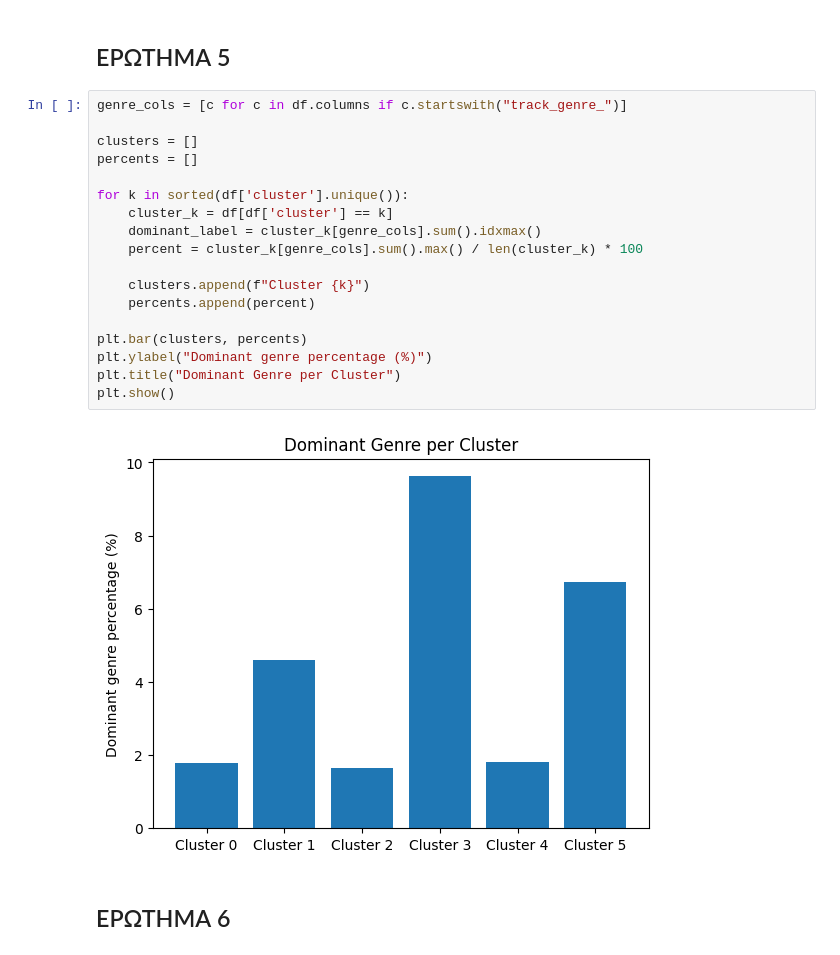
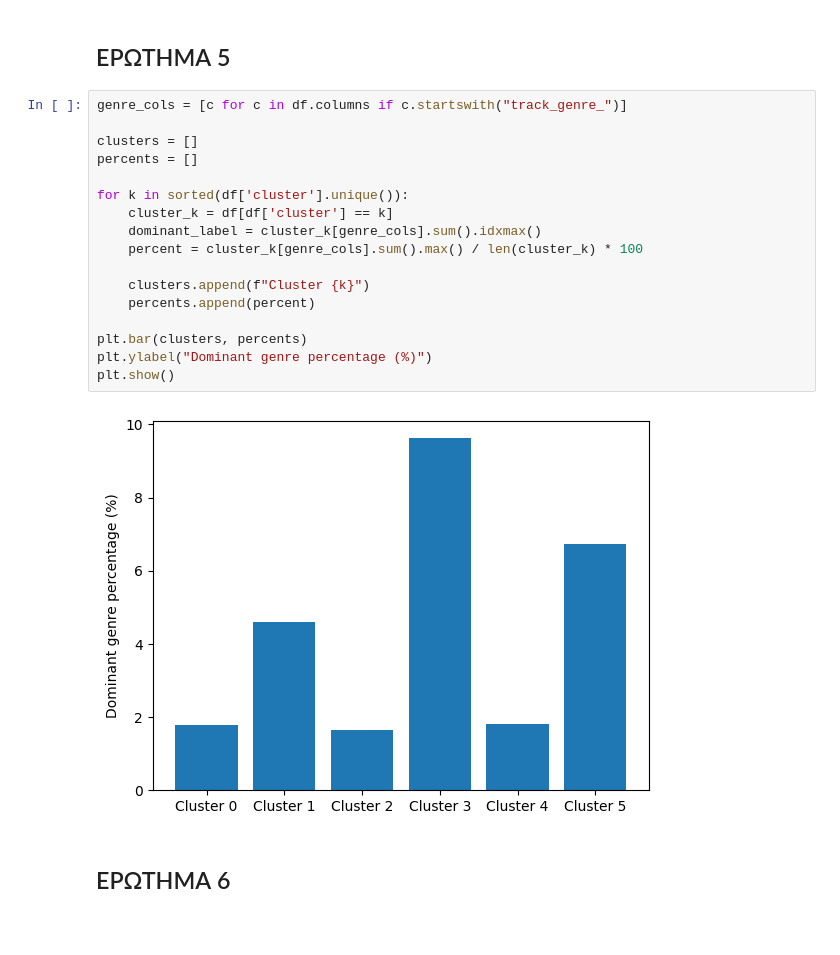
Before and after one commit to EvM82/Machine-Learning-25, a Jupyter notebook: excercise10_ML.ipynb, the cells around one changed output. Saved outputs shown, nothing was run; the diff lists cells and outputs as text; blank space fills up the shorter version.

```diff
--- a/excercise10_ML.ipynb
+++ b/excercise10_ML.ipynb
@@ -85,23 +84,22 @@ dtype: int64
 # %%
 genre_cols = [c for c in df.columns if c.startswith("track_genre_")]
 
 clusters = []
 percents = []
 
 for k in sorted(df['cluster'].unique()):
     cluster_k = df[df['cluster'] == k]
     dominant_label = cluster_k[genre_cols].sum().idxmax()
     percent = cluster_k[genre_cols].sum().max() / len(cluster_k) * 100
 
     clusters.append(f"Cluster {k}")
     percents.append(percent)
 
 plt.bar(clusters, percents)
 plt.ylabel("Dominant genre percentage (%)")
-plt.title("Dominant Genre per Cluster")
 plt.show()
 # %% [output]
-[figure, old version]
+[figure, new version]
 # %% [markdown]
 ## ΕΡΩΤΗΜΑ 6
 # %% [markdown]
```
Also changed, not shown: parts of 2 cells of this notebook.
